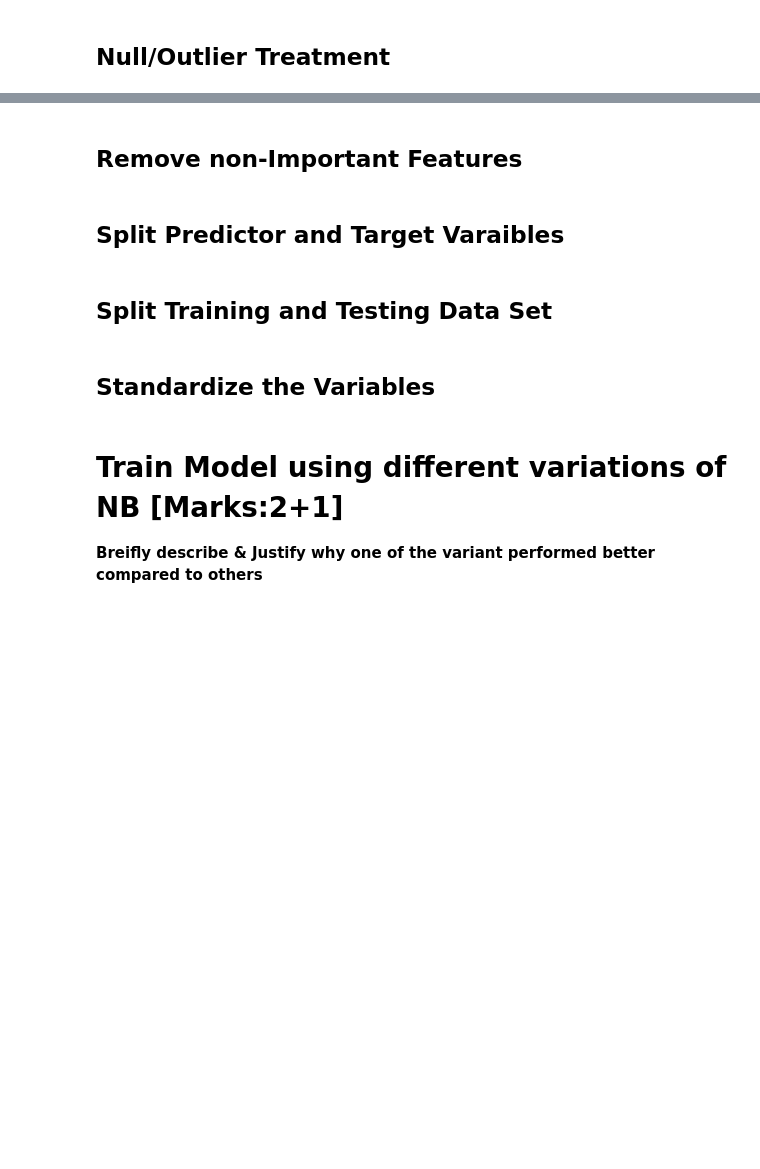
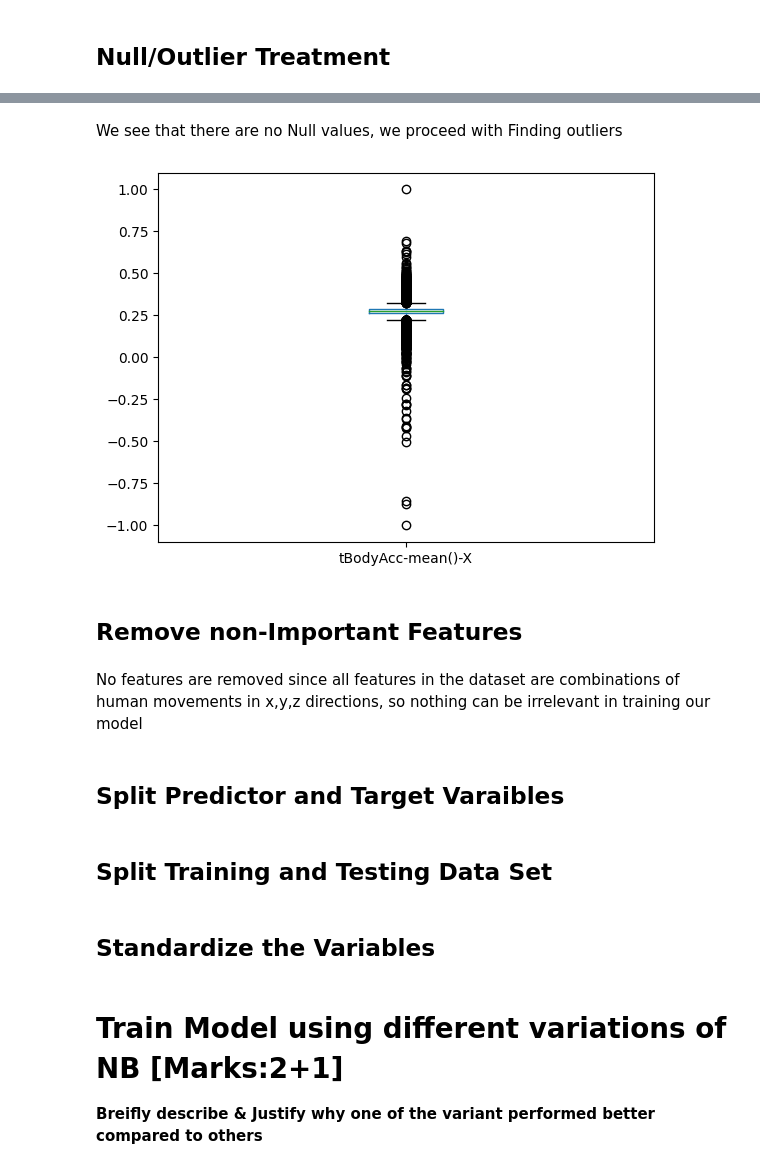
Before and after one commit to nikkiBot/ML-Assignment-1-BITS_F464, a Jupyter notebook: NISHITH - ML-A1-Human Activity.ipynb, the cells around one changed output, grey strips where cells are left out. Cells and saved outputs as stored; diff of their text form; code cells hidden in the pictures; blank space fills up the shorter version.

```diff
--- a/NISHITH - ML-A1-Human Activity.ipynb
+++ b/NISHITH - ML-A1-Human Activity.ipynb
@@ -105,0 +111,41 @@ from sklearn.datasets import load_boston
+# %% [markdown]
+We see that there are no Null values, we proceed with Finding outliers
+# %%
+def boxPlot(df,feature):
+        df.boxplot(column = [feature])
+        plt.grid(False)
+        plt.show()
+
+# outliers = []
+# # @brief returns a list of indices of all outliers
+# # @param dataframe and the feature
+# def detect_outliers_iqr(df):
+#     df = sorted(df)
+#     q1 = np.percentile(df, 25)
+#     q3 = np.percentile(df, 75)
+#     # print(q1, q3)
+#     IQR = q3-q1
+#     lwr_bound = q1-(1.5*IQR)
+#     upr_bound = q3+(1.5*IQR)
+#     # print(lwr_bound, upr_bound)
+#     for i in df:
+#         if (i<lwr_bound or i>upr_bound):
+#             outliers.append(i)
+#     return outliers
+
+# @brief returns a list of indices of all outliers
+# @param dataframe and the feature
+def outliers(df,feature):
+    Q1 = df[feature].quantile(0.25)
+    Q3 = df[feature].quantile(0.75)
+    IQR = Q3 - Q1
+    lowerBound = Q1 - 1.5 * IQR
+    upperBound = Q3 + 1.5 * IQR
+
+    lst = df.index[ (df[feature] < lowerBound ) | (df[feature] > upperBound) ]
+    return lst
+# %%
+#Checking if the function works
+boxPlot(df,"tBodyAcc-mean()-X")
+# %% [output]
+[figure, added]
@@ -106,5 +154,7 @@ from sklearn.datasets import load_boston
 # %% [markdown]
 ## Remove non-Important Features
+# %% [markdown]
+No features are removed since all features in the dataset are combinations of human movements in x,y,z directions, so nothing can be irrelevant in training our model
 # %% [markdown]
 ## Split Predictor and Target Varaibles
 # %% [markdown]
```
Also changed, not shown: parts of 10 cells of this notebook, 2 other files.
